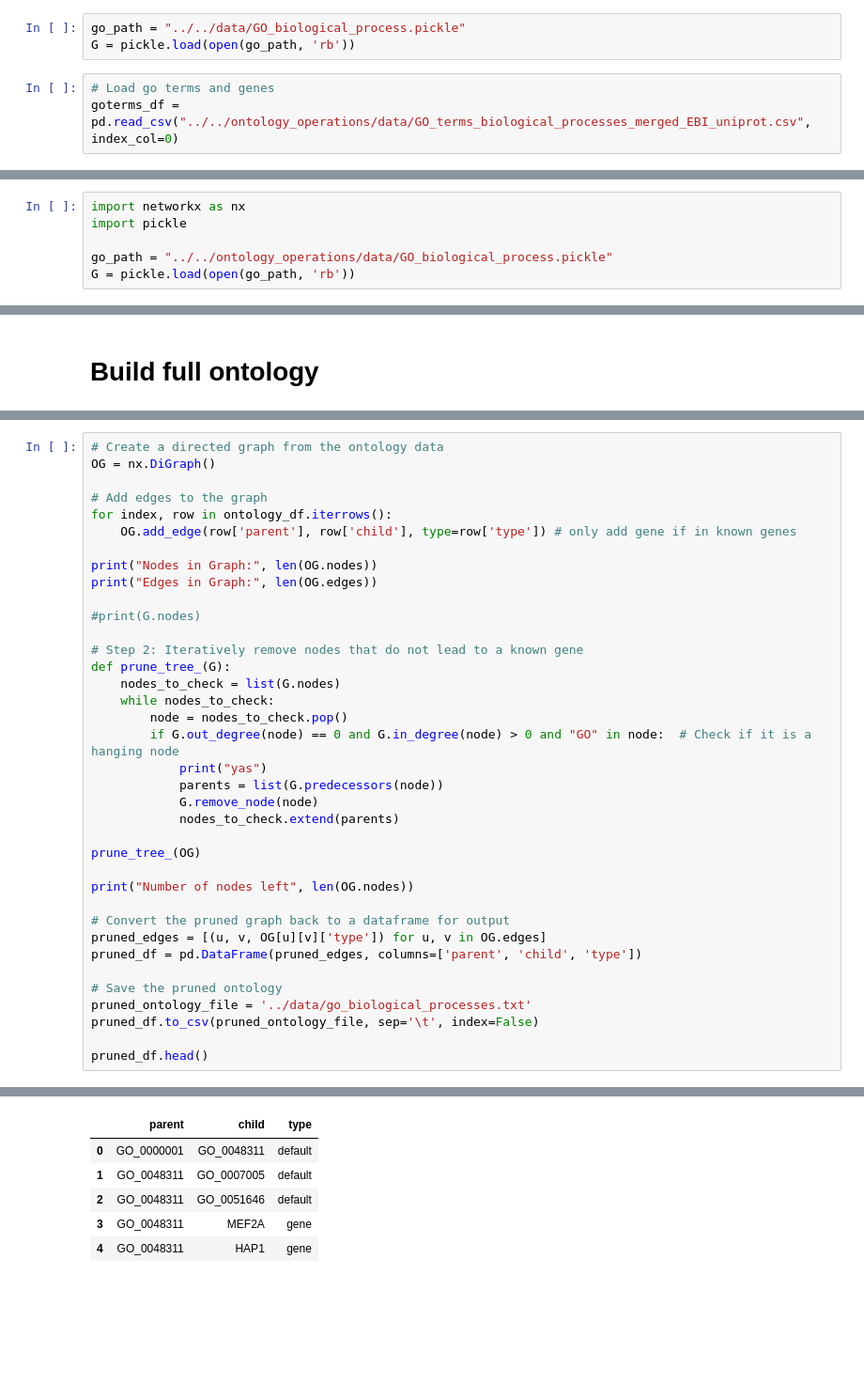
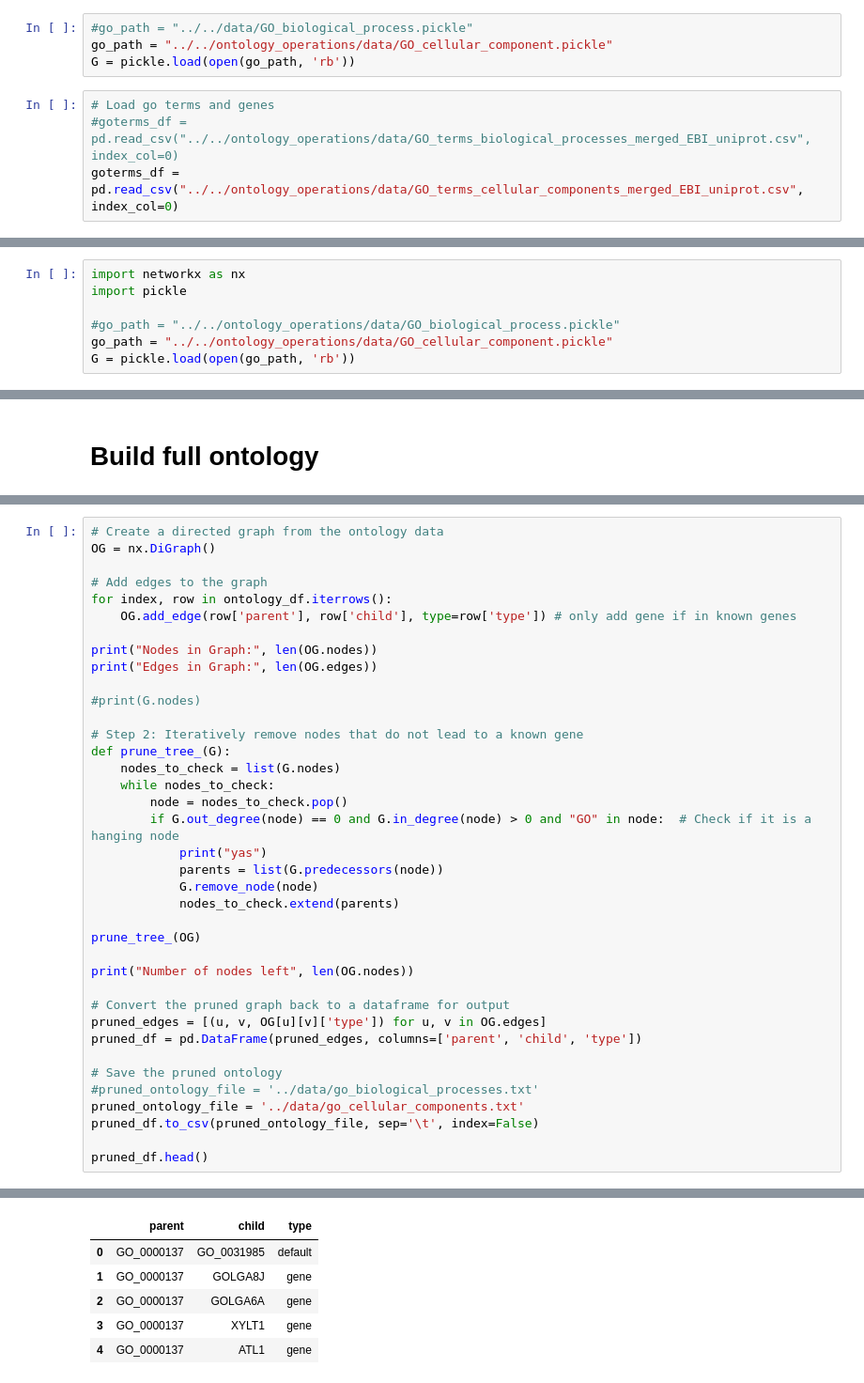
Before and after one commit to DennisGankin/snp_vnn, a Jupyter notebook: notebooks/gene_ontology_builder.ipynb, the cells around one changed output, grey strips where cells are left out. Shown at 94% size. Drawn from its saved outputs; the diff is of its cells as text; blank space fills up the shorter version.

Commit message:
cellular component network

```diff
--- a/notebooks/gene_ontology_builder.ipynb
+++ b/notebooks/gene_ontology_builder.ipynb
@@ -183,11 +183,13 @@ ot_bim
 import networkx as nx
 import pickle
 # %%
-go_path = "../../data/GO_biological_process.pickle"
+#go_path = "../../data/GO_biological_process.pickle"
+go_path = "../../ontology_operations/data/GO_cellular_component.pickle"
 G = pickle.load(open(go_path, 'rb'))
 # %%
 # Load go terms and genes
-goterms_df = pd.read_csv("../../ontology_operations/data/GO_terms_biological_processes_merged_EBI_uniprot.csv", index_col=0)
+#goterms_df = pd.read_csv("../../ontology_operations/data/GO_terms_biological_processes_merged_EBI_uniprot.csv", index_col=0)
+goterms_df = pd.read_csv("../../ontology_operations/data/GO_terms_cellular_components_merged_EBI_uniprot.csv", index_col=0)
 # %%
 goterms_df["gene_name"] = goterms_df["merged"].apply(lambda x: x.split(";"))
 goterms_df = goterms_df.explode("gene_name")
@@ -301,7 +307,8 @@ go_bim.to_csv("../data/go_biological_processes_bim_full.csv", index=False, sep="
 import networkx as nx
 import pickle
 
-go_path = "../../ontology_operations/data/GO_biological_process.pickle"
+#go_path = "../../ontology_operations/data/GO_biological_process.pickle"
+go_path = "../../ontology_operations/data/GO_cellular_component.pickle"
 G = pickle.load(open(go_path, 'rb'))
 # %%
 go_bim = pd.read_csv("../data/go_biological_processes_bim_full.csv", sep="\t")
@@ -445,7 +456,8 @@ pruned_edges = [(u, v, OG[u][v]['type']) for u, v in OG.edges]
 pruned_df = pd.DataFrame(pruned_edges, columns=['parent', 'child', 'type'])
 
 # Save the pruned ontology
-pruned_ontology_file = '../data/go_biological_processes.txt'
+#pruned_ontology_file = '../data/go_biological_processes.txt'
+pruned_ontology_file = '../data/go_cellular_components.txt'
 pruned_df.to_csv(pruned_ontology_file, sep='\t', index=False)
 
 pruned_df.head()
@@ -456,6 +468,6 @@ Number of nodes left 683236
 |  | parent | child | type |
-| 0 | GO_0000001 | GO_0048311 | default |
-| 1 | GO_0048311 | GO_0007005 | default |
-| 2 | GO_0048311 | GO_0051646 | default |
-| 3 | GO_0048311 | MEF2A | gene |
-| 4 | GO_0048311 | HAP1 | gene |
+| 0 | GO_0000137 | GO_0031985 | default |
+| 1 | GO_0000137 | GOLGA8J | gene |
+| 2 | GO_0000137 | GOLGA6A | gene |
+| 3 | GO_0000137 | XYLT1 | gene |
+| 4 | GO_0000137 | ATL1 | gene |
```
Also changed, not shown: parts of 13 cells of this notebook.
